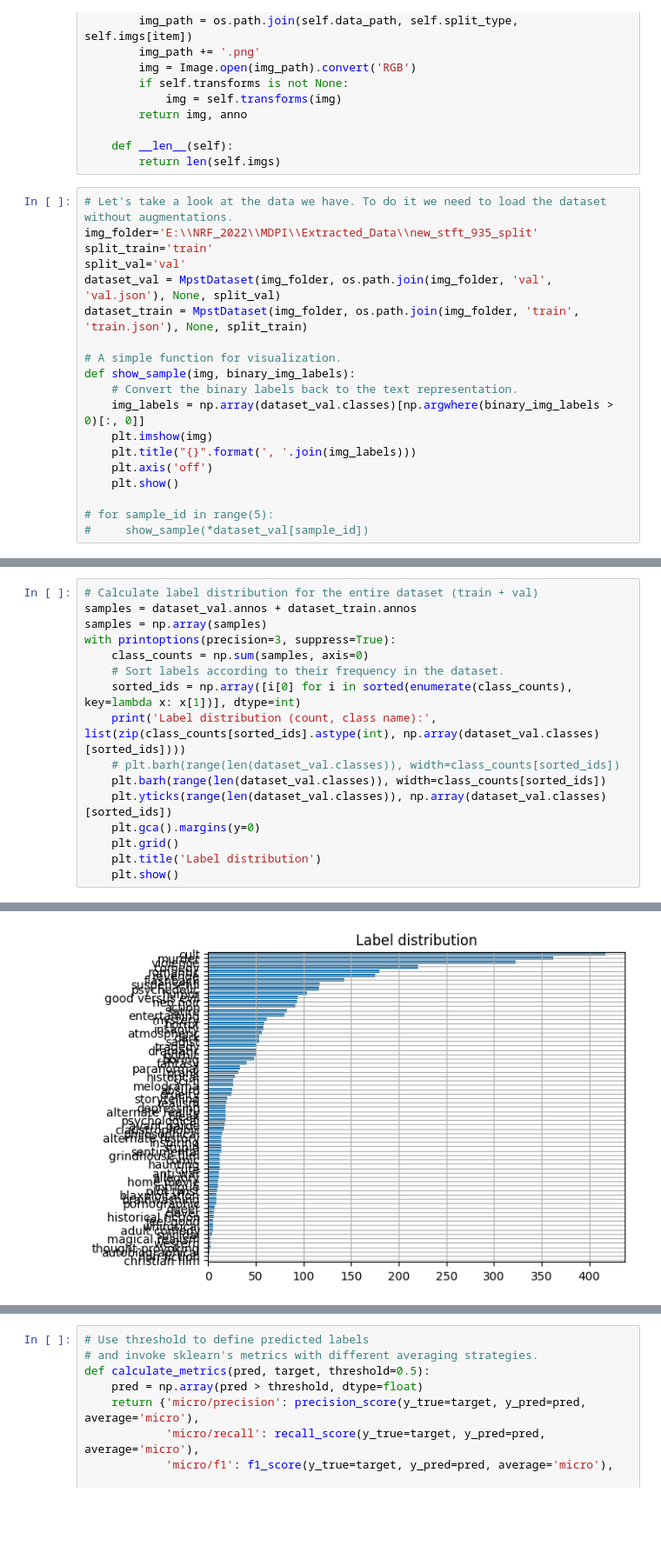
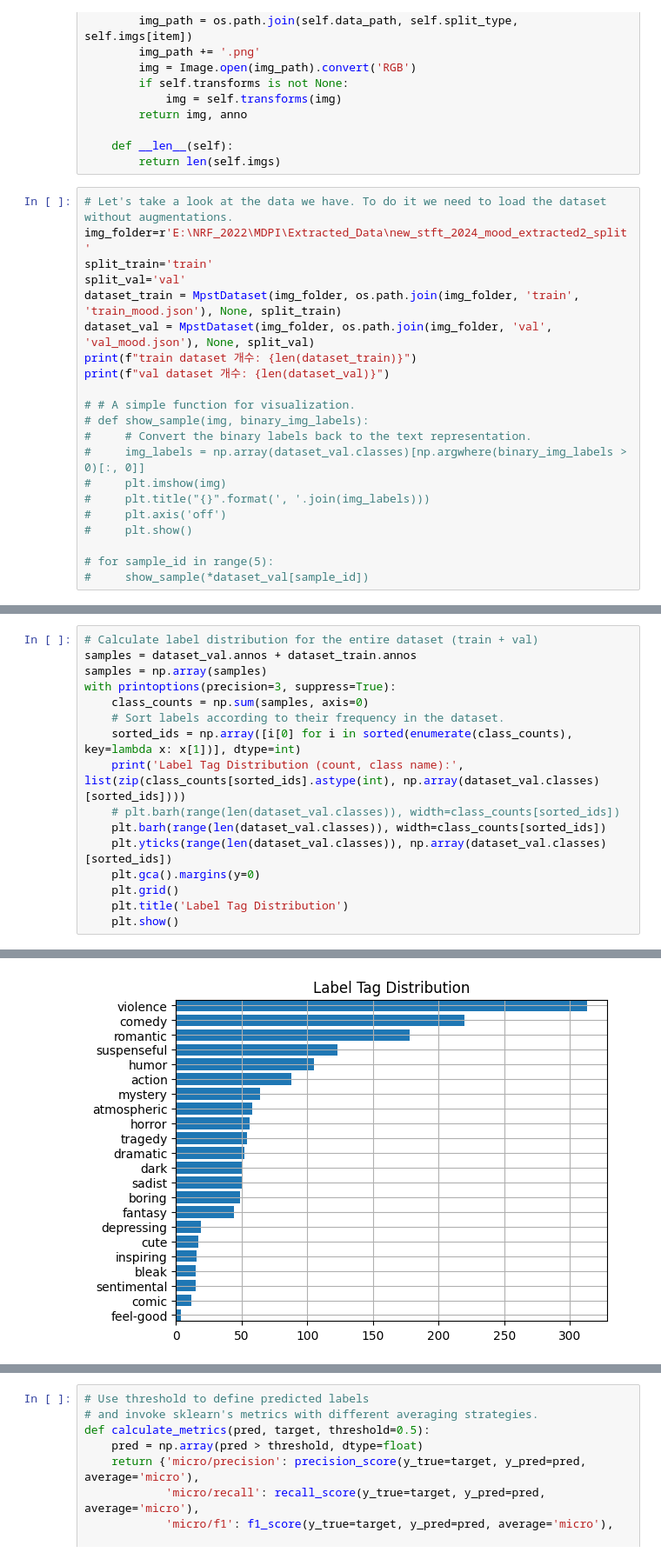
Before and after one commit to sylee97/Automatic-Movie-Tagging, a Jupyter notebook: train6.ipynb, the cells around one changed output, grey strips where cells are left out. Shown: that part at 87% size. Cells and saved outputs as stored; diff of their text form; blank space fills up the shorter version.

```diff
--- a/train6.ipynb
+++ b/train6.ipynb
@@ -72,20 +72,22 @@ class MpstDataset(Dataset):
         return len(self.imgs)
 # %%
 # Let's take a look at the data we have. To do it we need to load the dataset without augmentations.
-img_folder='E:\\NRF_2022\\MDPI\\Extracted_Data\\new_stft_935_split'
+img_folder=r'E:\NRF_2022\MDPI\Extracted_Data\new_stft_2024_mood_extracted2_split'
 split_train='train'
 split_val='val'
-dataset_val = MpstDataset(img_folder, os.path.join(img_folder, 'val', 'val.json'), None, split_val)
-dataset_train = MpstDataset(img_folder, os.path.join(img_folder, 'train', 'train.json'), None, split_train)
+dataset_train = MpstDataset(img_folder, os.path.join(img_folder, 'train', 'train_mood.json'), None, split_train)
+dataset_val = MpstDataset(img_folder, os.path.join(img_folder, 'val', 'val_mood.json'), None, split_val)
+print(f"train dataset 개수: {len(dataset_train)}")
+print(f"val dataset 개수: {len(dataset_val)}")
 
-# A simple function for visualization.
-def show_sample(img, binary_img_labels):
-    # Convert the binary labels back to the text representation.
-    img_labels = np.array(dataset_val.classes)[np.argwhere(binary_img_labels > 0)[:, 0]]
-    plt.imshow(img)
-    plt.title("{}".format(', '.join(img_labels)))
-    plt.axis('off')
-    plt.show()
+# # A simple function for visualization.
+# def show_sample(img, binary_img_labels):
+#     # Convert the binary labels back to the text representation.
+#     img_labels = np.array(dataset_val.classes)[np.argwhere(binary_img_labels > 0)[:, 0]]
+#     plt.imshow(img)
+#     plt.title("{}".format(', '.join(img_labels)))
+#     plt.axis('off')
+#     plt.show()
 
 # for sample_id in range(5):
 #     show_sample(*dataset_val[sample_id])
@@ -100,12 +104,12 @@ with printoptions(precision=3, suppress=True):
     class_counts = np.sum(samples, axis=0)
     # Sort labels according to their frequency in the dataset.
     sorted_ids = np.array([i[0] for i in sorted(enumerate(class_counts), key=lambda x: x[1])], dtype=int)
-    print('Label distribution (count, class name):', list(zip(class_counts[sorted_ids].astype(int), np.array(dataset_val.classes)[sorted_ids])))
+    print('Label Tag Distribution (count, class name):', list(zip(class_counts[sorted_ids].astype(int), np.array(dataset_val.classes)[sorted_ids])))
     # plt.barh(range(len(dataset_val.classes)), width=class_counts[sorted_ids])
     plt.barh(range(len(dataset_val.classes)), width=class_counts[sorted_ids])
     plt.yticks(range(len(dataset_val.classes)), np.array(dataset_val.classes)[sorted_ids])
     plt.gca().margins(y=0)
     plt.grid()
-    plt.title('Label distribution')
+    plt.title('Label Tag Distribution')
     plt.show()
 # %% [output]
@@ -113,3 +117,3 @@ Label distribution (count, class name): [(0, 'christian film'), (0, 'non fiction
-[figure, old version]
+[figure, new version]
 # %%
 # Use the torchvision's implementation of ResNeXt,
```
Also changed, not shown: parts of 24 cells of this notebook.
